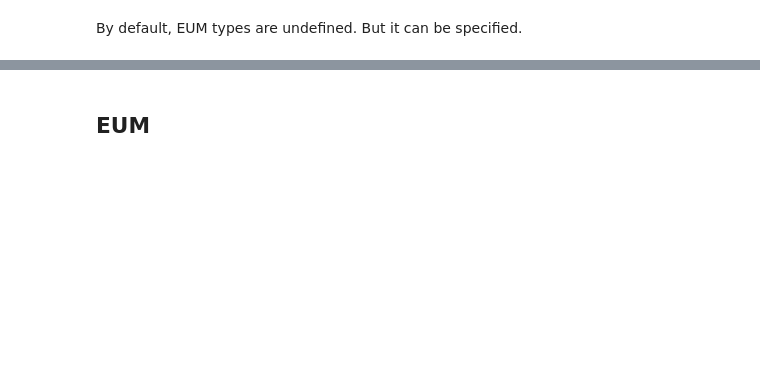
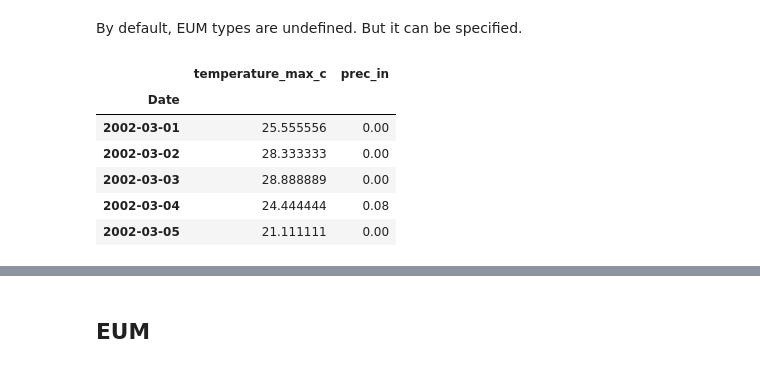
Before and after one commit to DHI/getting-started-with-mikeio, a Jupyter notebook: mini_book/dfs0.ipynb, the cells around one changed output, grey strips where cells are left out. Saved outputs shown, nothing was run; the diff lists cells and outputs as text; code cells hidden in the pictures; blank space fills up the shorter version.

```diff
--- a/mini_book/dfs0.ipynb
+++ b/mini_book/dfs0.ipynb
@@ -35,9 +75,6 @@ def read_ncei_obs(filename):
                             'TMIN (Degrees Fahrenheit)': 'temperature_min_f',
                             'PRCP (Inches)': 'prec_in'})
     )[sel_cols]
-
-    df.index = pd.DatetimeIndex(df.index, freq='infer') # detect equidistant
-
     return df
 # %%
 df = read_ncei_obs("data/naples_fl.csv")
@@ -64,3 +141,14 @@ saved_ds
 # %% [markdown]
 By default, EUM types are undefined. But it can be specified.
+# %%
+df2 = df[['temperature_max_c', 'prec_in']]
+df2.head()
+# %% [output]
+|  | temperature_max_c | prec_in |
+| Date |  |  |
+| 2002-03-01 | 25.555556 | 0.00 |
+| 2002-03-02 | 28.333333 | 0.00 |
+| 2002-03-03 | 28.888889 | 0.00 |
+| 2002-03-04 | 24.444444 | 0.08 |
+| 2002-03-05 | 21.111111 | 0.00 |
 # %%
```
Also changed, not shown: parts of 25 cells of this notebook.
